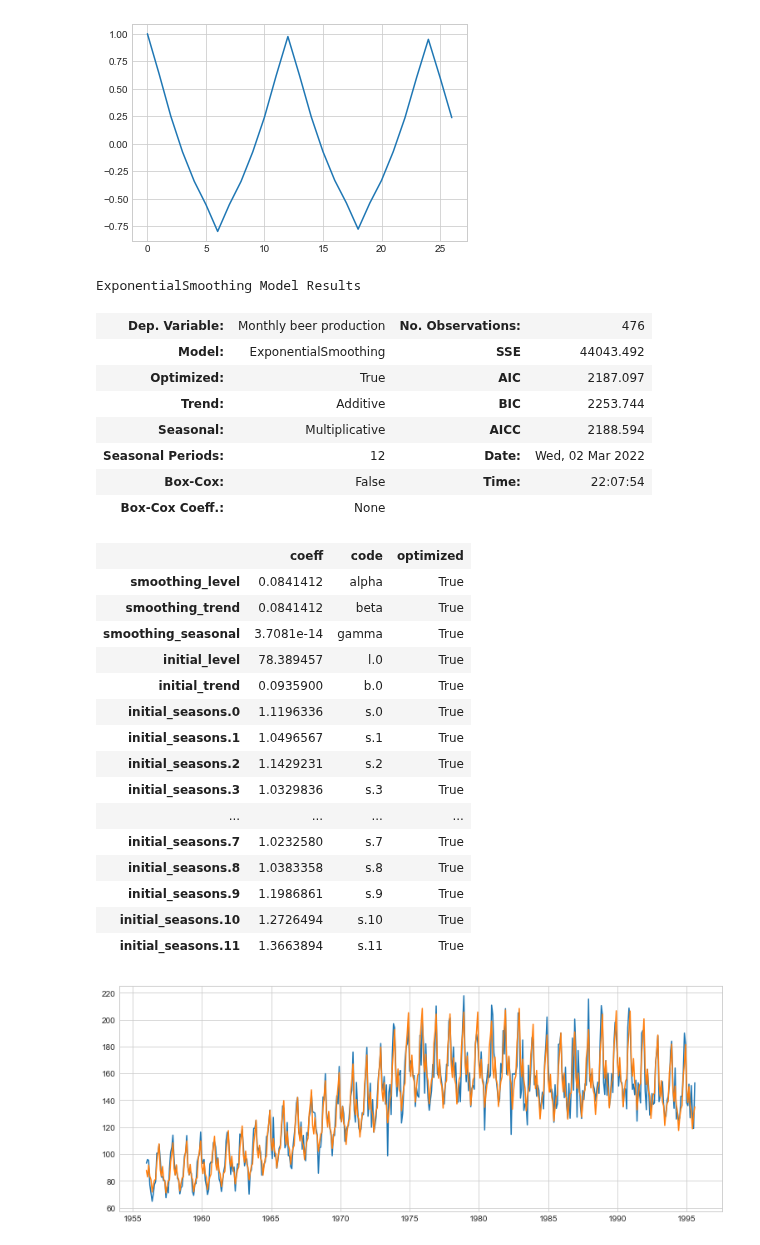
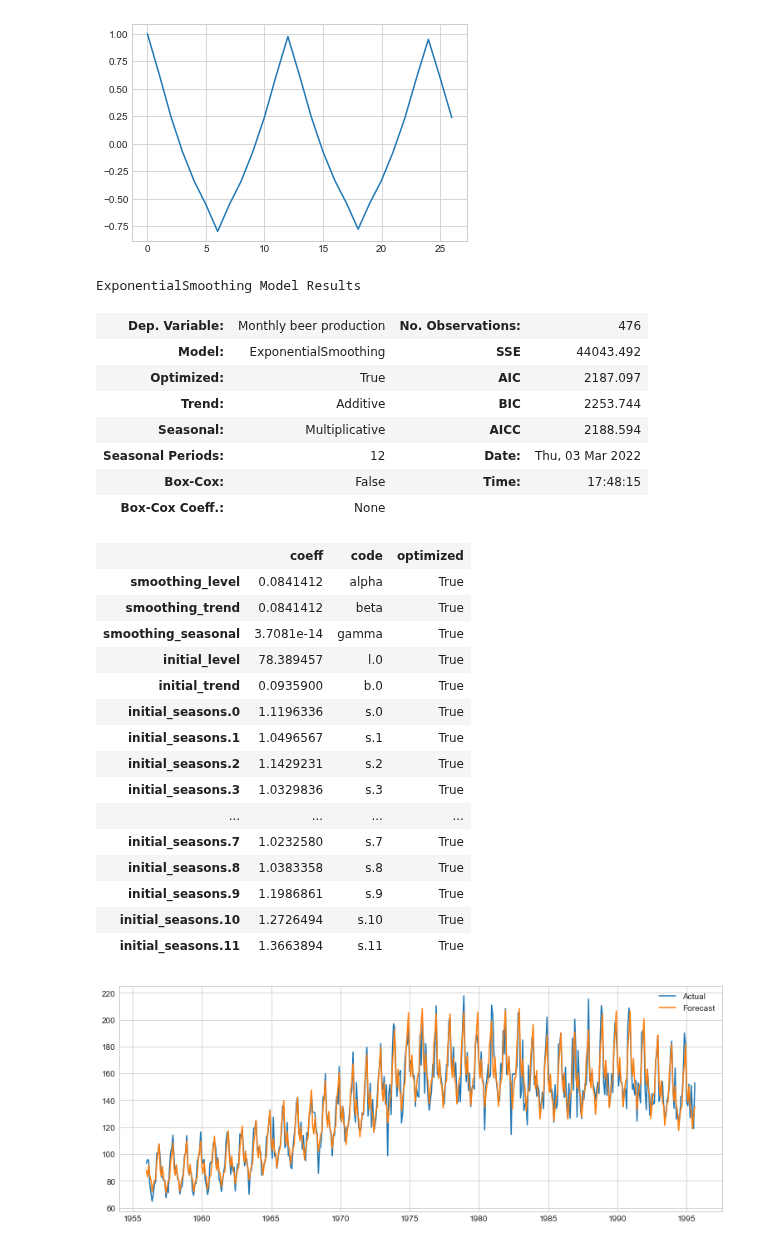
Before and after one commit to lauripe/data-analytics, a Jupyter notebook: src/assignment3/part2-beer-smoothing.ipynb, the cells around one changed output. Saved outputs shown, nothing was run; the diff lists cells and outputs as text; code cells hidden in the pictures.

Commit message:
Bull and Beer

```diff
--- a/src/assignment3/part2-beer-smoothing.ipynb
+++ b/src/assignment3/part2-beer-smoothing.ipynb
@@ -58,9 +67,15 @@ Highest autocorrelation at the lags of:
 array([ 0, 12, 24])
 [figure]
 # %%
-# Taken that 0 is not useful input for seasonal_periods, let's use 12 which the second highest autocorrelation coefficent
-model = ExponentialSmoothing(df, trend = 'add', seasonal = 'mul',
-                             seasonal_periods = 12).fit()
+# And as expected, the seasonal element autocorrelates at lags of 0, 12 and 24 months.
+# Now I'm rather confident on using 12 for seasonal_periods.
+# Frequency is set at MonthStart while trend and seasonal calculation methods were determined by guesswork.
+
+model = ExponentialSmoothing(df['Monthly beer production']
+                                , trend = 'add'
+                                , seasonal = 'mul'
+                                , freq='MS'
+                                , seasonal_periods = 12).fit()
 
 model.summary()
 
@@ -77,8 +92,8 @@ ExponentialSmoothing Model Results
 | Optimized: | True | AIC | 2187.097 |
 | Trend: | Additive | BIC | 2253.744 |
 | Seasonal: | Multiplicative | AICC | 2188.594 |
-| Seasonal Periods: | 12 | Date: | Wed, 02 Mar 2022 |
-| Box-Cox: | False | Time: | 22:07:54 |
+| Seasonal Periods: | 12 | Date: | Thu, 03 Mar 2022 |
+| Box-Cox: | False | Time: | 17:48:15 |
 | Box-Cox Coeff.: | None |  |  |
 |  | coeff | code | optimized |
 | smoothing_level | 0.0841412 | alpha | True |
@@ -97,8 +112,10 @@ ExponentialSmoothing Model Results
 | initial_seasons.10 | 1.2726494 | s.10 | True |
 | initial_seasons.11 | 1.3663894 | s.11 | True |
 # %%
+# Plot forecast on top of actuals
 plt.figure(figsize=(13, 5))
 df['Forecast'] = model.fittedvalues
-plt.plot(df);
+plt.plot(df, label=['Actual', 'Forecast'])
+plt.legend();
 # %% [output]
-[figure, old version]
+[figure, new version]
```
Also changed, not shown: parts of 12 cells of this notebook.
